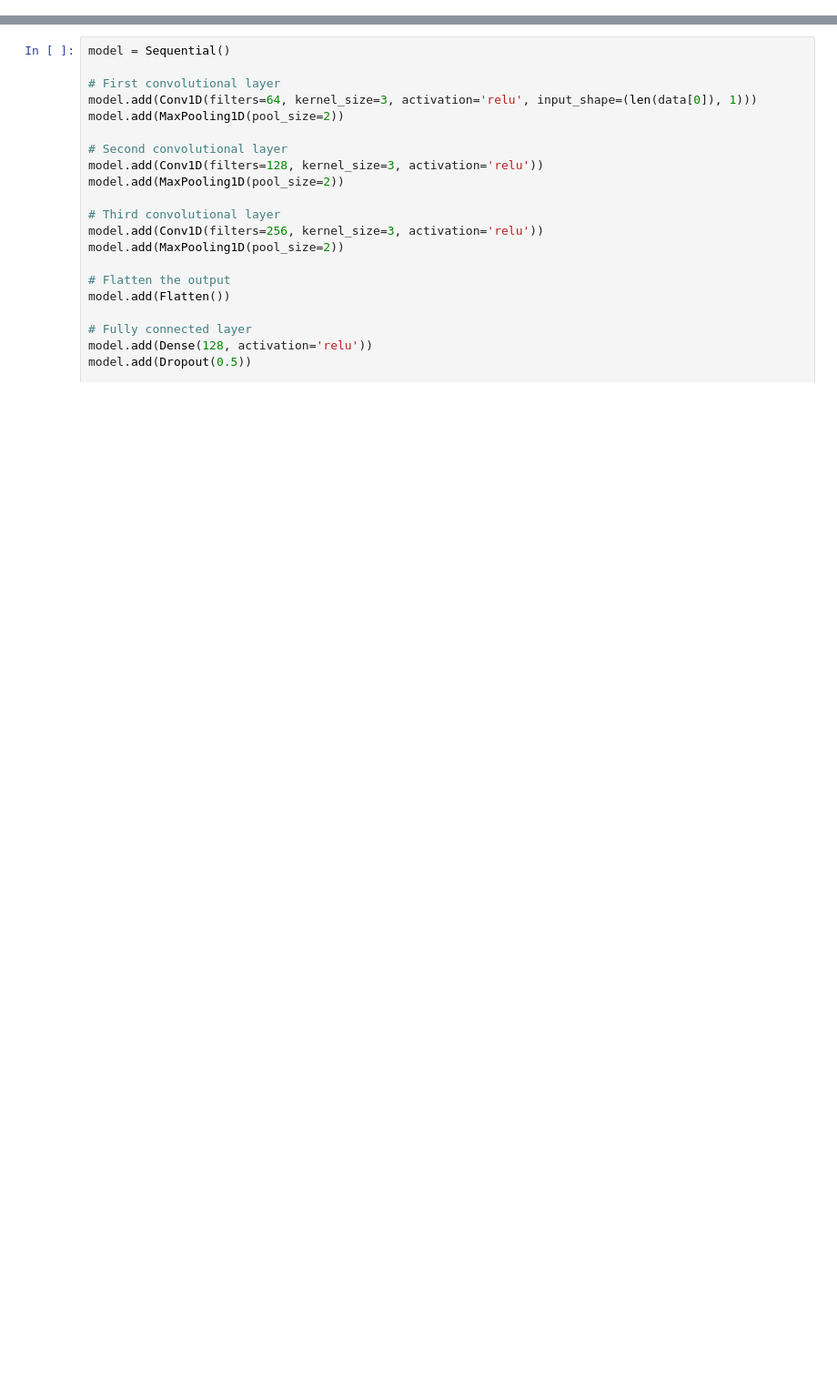
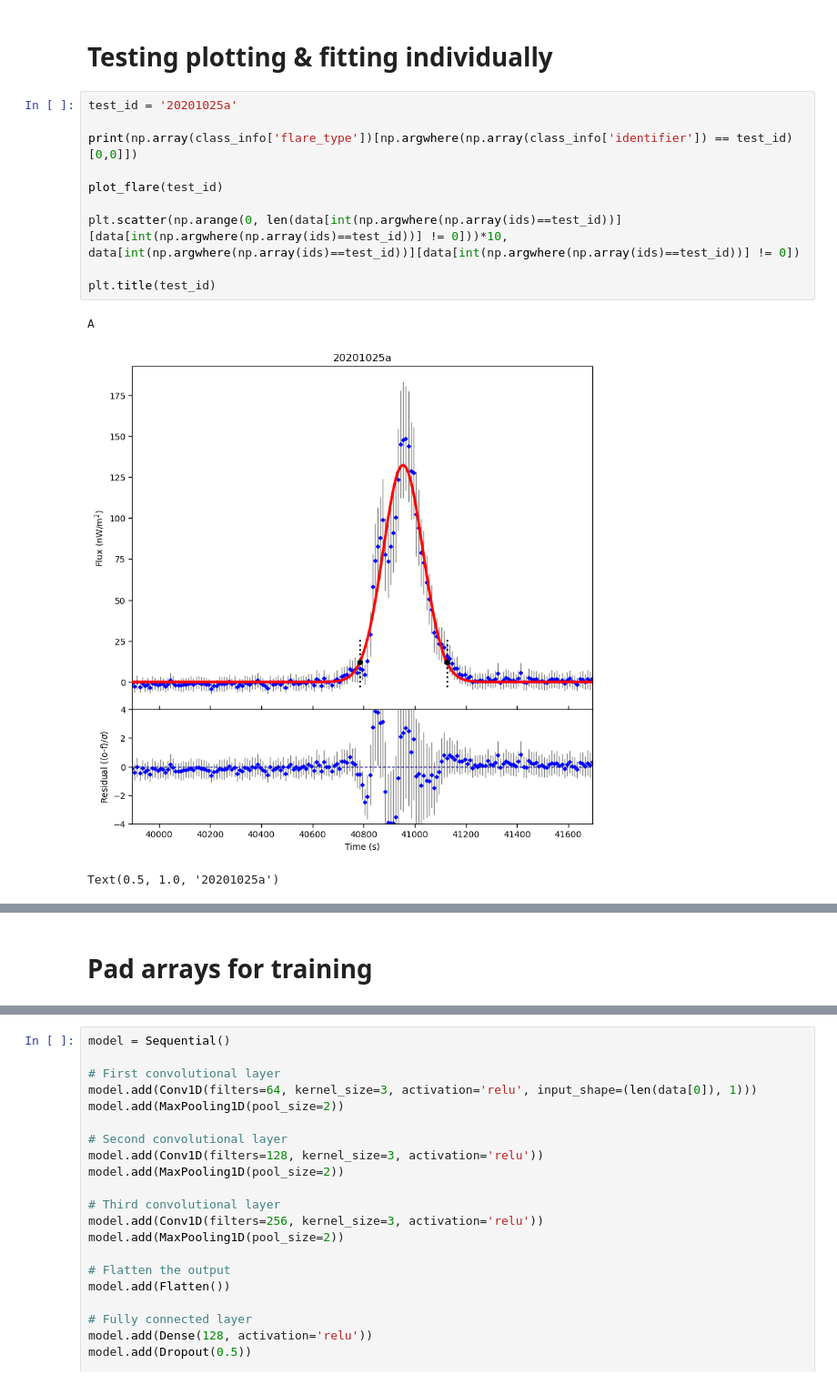
Before and after one commit to avalluvan/SXR-Solar-Flare-Classification, a Jupyter notebook: flare.ipynb, the cells around one changed output, grey strips where cells are left out. Shown at 91% size. Drawn from its saved outputs; the diff is of its cells as text; blank space fills up the shorter version.

```diff
--- a/flare.ipynb
+++ b/flare.ipynb
@@ -143,0 +196,16 @@ print(tot_flares)
+# %% [markdown]
+# Testing plotting & fitting individually
+# %%
+test_id = '20201025a'
+
+print(np.array(class_info['flare_type'])[np.argwhere(np.array(class_info['identifier']) == test_id)[0,0]])
+
+plot_flare(test_id)
+
+plt.scatter(np.arange(0, len(data[int(np.argwhere(np.array(ids)==test_id))][data[int(np.argwhere(np.array(ids)==test_id))] != 0]))*10, data[int(np.argwhere(np.array(ids)==test_id))][data[int(np.argwhere(np.array(ids)==test_id))] != 0])
+
+plt.title(test_id)
+# %% [output]
+A
+[figure, added]
+Text(0.5, 1.0, '20201025a')
@@ -144,3 +213,5 @@ print(tot_flares)
+# %% [markdown]
+# Pad arrays for training
 # %%
 data = pad_sequences(data, padding='post', dtype=float)
 
```
Also changed, not shown: parts of 12 cells of this notebook.
